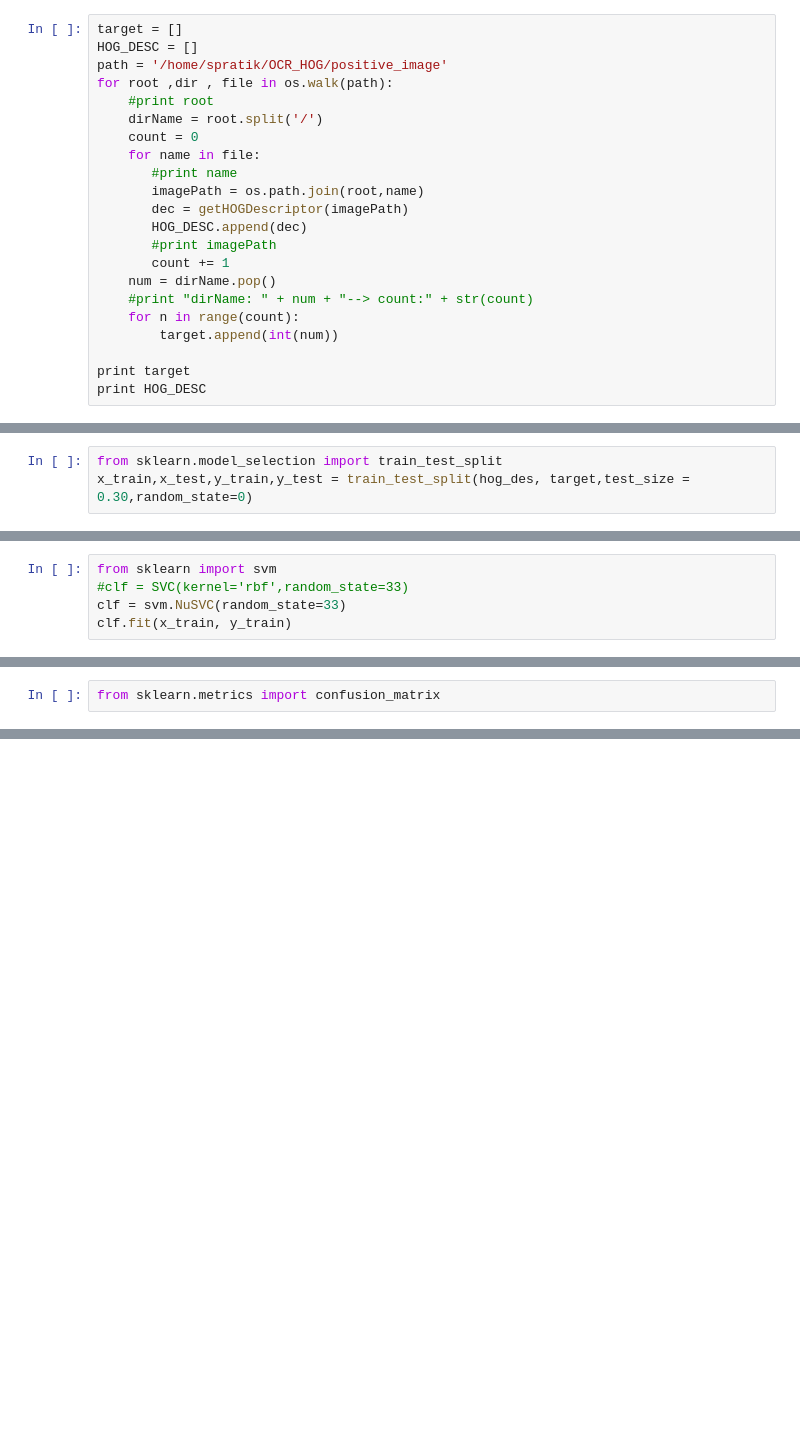
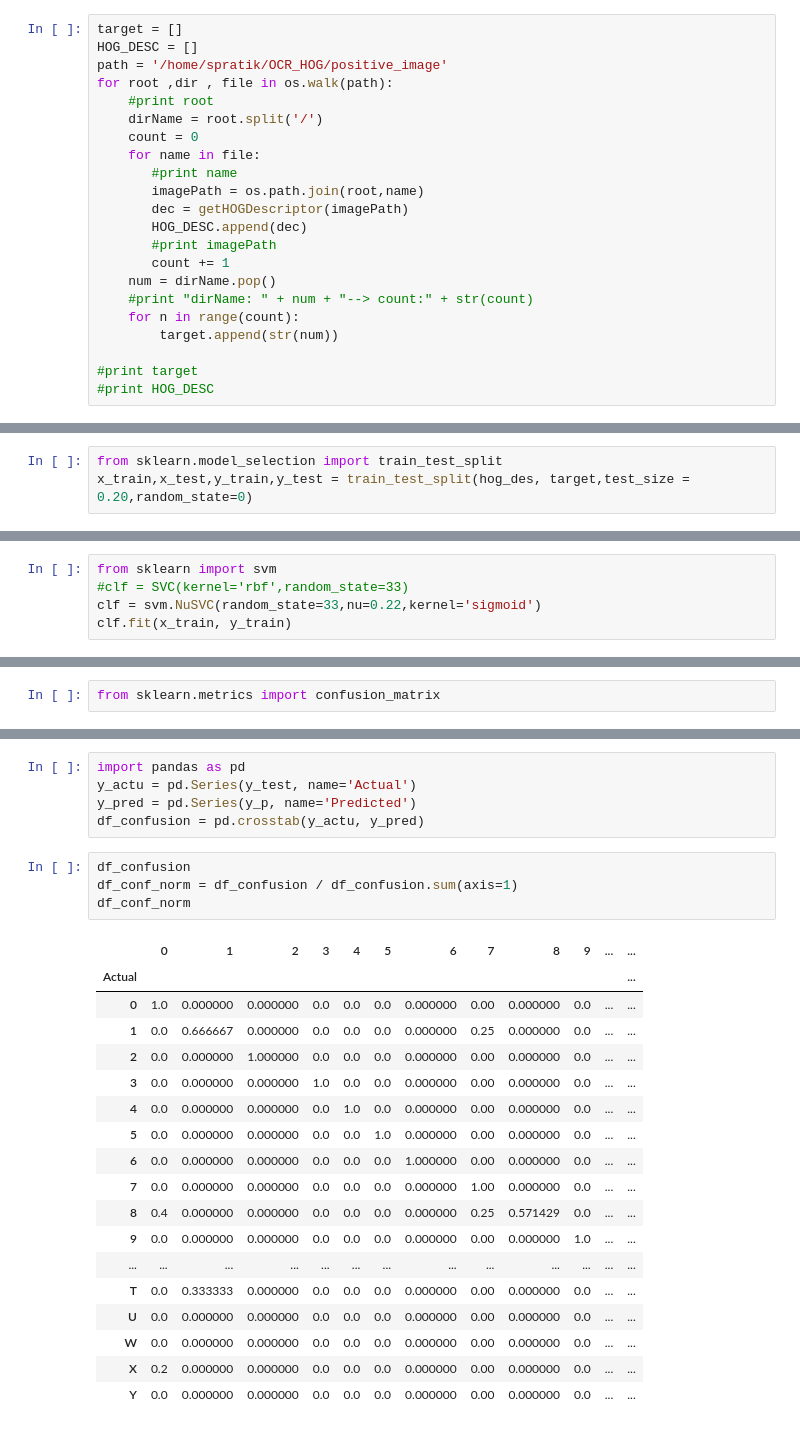
Before and after one commit to spratik/OCR_HOG, a Jupyter notebook: HOG_SVM_AUTOMATE.ipynb, the cells around one changed output, grey strips where cells are left out. Drawn from its saved outputs; the diff is of its cells as text; blank space fills up the shorter version.

```diff
--- a/HOG_SVM_AUTOMATE.ipynb
+++ b/HOG_SVM_AUTOMATE.ipynb
@@ -32,7 +32,7 @@ for root ,dir , file in os.walk(path):
     num = dirName.pop()
     #print "dirName: " + num + "--> count:" + str(count)
     for n in range(count):
-        target.append(int(num))
+        target.append(str(num))
 
-print target
-print HOG_DESC
+#print target
+#print HOG_DESC
@@ -73,6 +54,6 @@ print hog_des.shape
 # %%
 from sklearn.model_selection import train_test_split
-x_train,x_test,y_train,y_test = train_test_split(hog_des, target,test_size = 0.30,random_state=0)
+x_train,x_test,y_train,y_test = train_test_split(hog_des, target,test_size = 0.20,random_state=0)
 # %%
 x_train.shape
 # %% [output]
@@ -136,7 +112,7 @@ y_test
 # %%
 from sklearn import svm
 #clf = SVC(kernel='rbf',random_state=33)
-clf = svm.NuSVC(random_state=33)
+clf = svm.NuSVC(random_state=33,nu=0.22,kernel='sigmoid')
 clf.fit(x_train, y_train)
 # %% [output]
 NuSVC(cache_size=200, class_weight=None, coef0=0.0,
@@ -166,0 +135,28 @@ array([[ 6,  0,  0,  0,  0,  0,  0,  0,  0,  0],
+# %%
+import pandas as pd
+y_actu = pd.Series(y_test, name='Actual')
+y_pred = pd.Series(y_p, name='Predicted')
+df_confusion = pd.crosstab(y_actu, y_pred)
+# %%
+df_confusion
+df_conf_norm = df_confusion / df_confusion.sum(axis=1)
+df_conf_norm
+# %% [output]
+|  | 0 | 1 | 2 | 3 | 4 | 5 | 6 | 7 | 8 | 9 | ... | ... |
+| Actual |  |  |  |  |  |  |  |  |  |  |  | ... |
+| 0 | 1.0 | 0.000000 | 0.000000 | 0.0 | 0.0 | 0.0 | 0.000000 | 0.00 | 0.000000 | 0.0 | ... | ... |
+| 1 | 0.0 | 0.666667 | 0.000000 | 0.0 | 0.0 | 0.0 | 0.000000 | 0.25 | 0.000000 | 0.0 | ... | ... |
+| 2 | 0.0 | 0.000000 | 1.000000 | 0.0 | 0.0 | 0.0 | 0.000000 | 0.00 | 0.000000 | 0.0 | ... | ... |
+| 3 | 0.0 | 0.000000 | 0.000000 | 1.0 | 0.0 | 0.0 | 0.000000 | 0.00 | 0.000000 | 0.0 | ... | ... |
+| 4 | 0.0 | 0.000000 | 0.000000 | 0.0 | 1.0 | 0.0 | 0.000000 | 0.00 | 0.000000 | 0.0 | ... | ... |
+| 5 | 0.0 | 0.000000 | 0.000000 | 0.0 | 0.0 | 1.0 | 0.000000 | 0.00 | 0.000000 | 0.0 | ... | ... |
+| 6 | 0.0 | 0.000000 | 0.000000 | 0.0 | 0.0 | 0.0 | 1.000000 | 0.00 | 0.000000 | 0.0 | ... | ... |
+| 7 | 0.0 | 0.000000 | 0.000000 | 0.0 | 0.0 | 0.0 | 0.000000 | 1.00 | 0.000000 | 0.0 | ... | ... |
+| 8 | 0.4 | 0.000000 | 0.000000 | 0.0 | 0.0 | 0.0 | 0.000000 | 0.25 | 0.571429 | 0.0 | ... | ... |
+| 9 | 0.0 | 0.000000 | 0.000000 | 0.0 | 0.0 | 0.0 | 0.000000 | 0.00 | 0.000000 | 1.0 | ... | ... |
+| ... | ... | ... | ... | ... | ... | ... | ... | ... | ... | ... | ... | ... |
+| T | 0.0 | 0.333333 | 0.000000 | 0.0 | 0.0 | 0.0 | 0.000000 | 0.00 | 0.000000 | 0.0 | ... | ... |
+| U | 0.0 | 0.000000 | 0.000000 | 0.0 | 0.0 | 0.0 | 0.000000 | 0.00 | 0.000000 | 0.0 | ... | ... |
+| W | 0.0 | 0.000000 | 0.000000 | 0.0 | 0.0 | 0.0 | 0.000000 | 0.00 | 0.000000 | 0.0 | ... | ... |
+| X | 0.2 | 0.000000 | 0.000000 | 0.0 | 0.0 | 0.0 | 0.000000 | 0.00 | 0.000000 | 0.0 | ... | ... |
+| Y | 0.0 | 0.000000 | 0.000000 | 0.0 | 0.0 | 0.0 | 0.000000 | 0.00 | 0.000000 | 0.0 | ... | ... |
```
Also changed, not shown: parts of 16 cells of this notebook.
